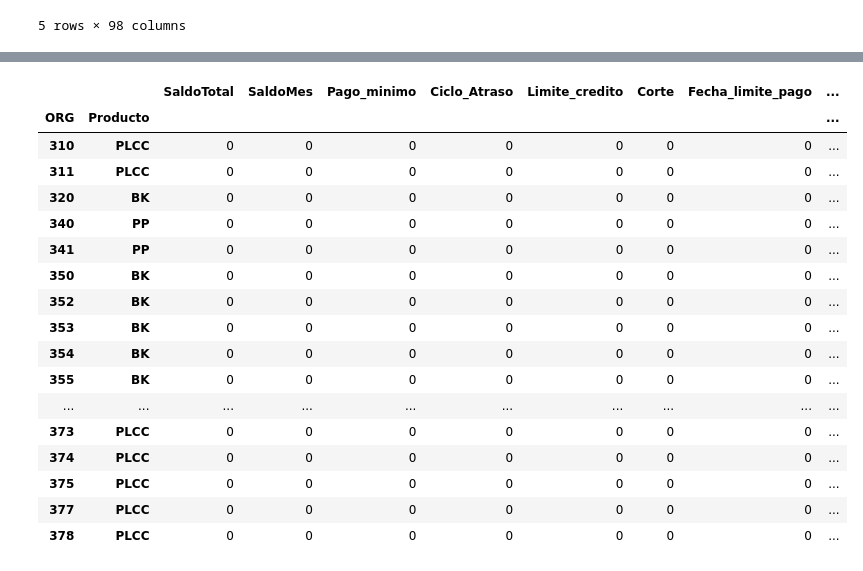
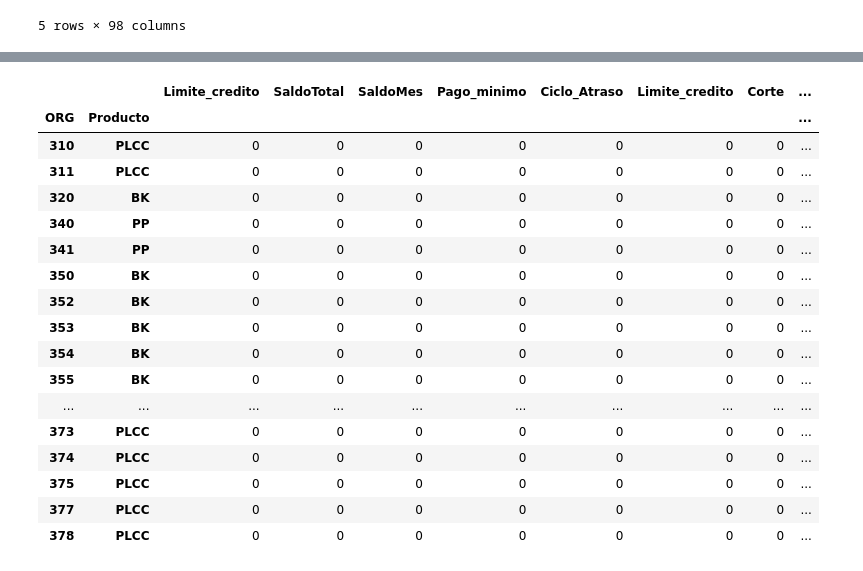
Before and after one commit to SaraRiveraM/Bradescard-Equipo-4, a Jupyter notebook: Notebooks/RETO.ipynb, the cells around one changed output, grey strips where cells are left out. Cells and saved outputs as stored; diff of their text form; code cells hidden in the pictures.

```diff
--- a/Notebooks/RETO.ipynb
+++ b/Notebooks/RETO.ipynb
@@ -18,7 +38,7 @@ df.head()
 # %%
-df.groupby(["ORG", "Producto"])[["SaldoTotal", "SaldoMes", "Pago_minimo", "Ciclo_Atraso", "Limite_credito","Corte", "Fecha_limite_pago", "Pago"]].apply(lambda x: x.isnull().sum())
+df.groupby(["ORG", "Producto"])[["Limite_credito","SaldoTotal", "SaldoMes", "Pago_minimo", "Ciclo_Atraso", "Limite_credito","Corte", "Fecha_limite_pago", "Pago"]].apply(lambda x: x.isnull().sum())
 # %% [output]
-|  |  | SaldoTotal | SaldoMes | Pago_minimo | Ciclo_Atraso | Limite_credito | Corte | Fecha_limite_pago | ... |
+|  |  | Limite_credito | SaldoTotal | SaldoMes | Pago_minimo | Ciclo_Atraso | Limite_credito | Corte | ... |
 | ORG | Producto |  |  |  |  |  |  |  | ... |
 | 310 | PLCC | 0 | 0 | 0 | 0 | 0 | 0 | 0 | ... |
 | 311 | PLCC | 0 | 0 | 0 | 0 | 0 | 0 | 0 | ... |
```
Also changed, not shown: parts of 8 cells of this notebook.
